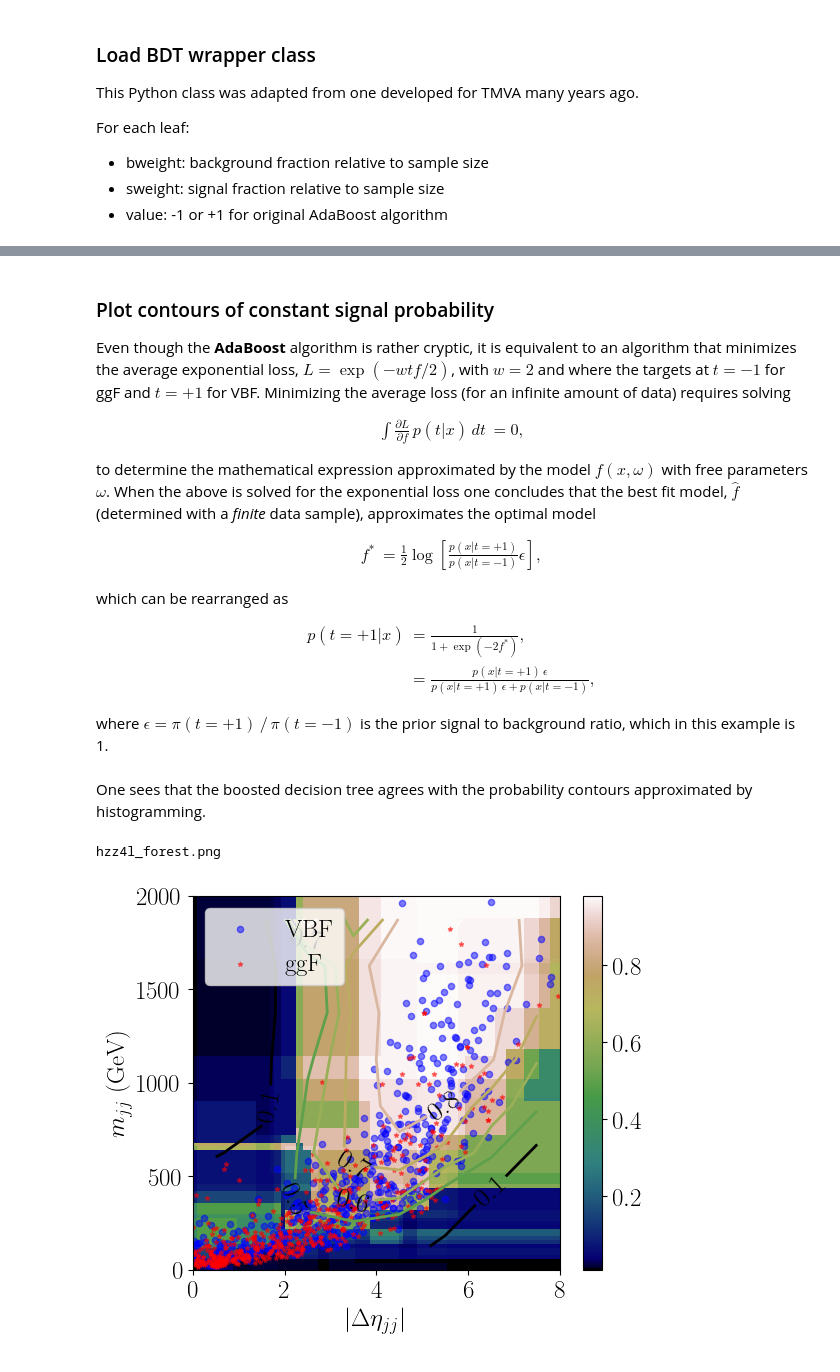
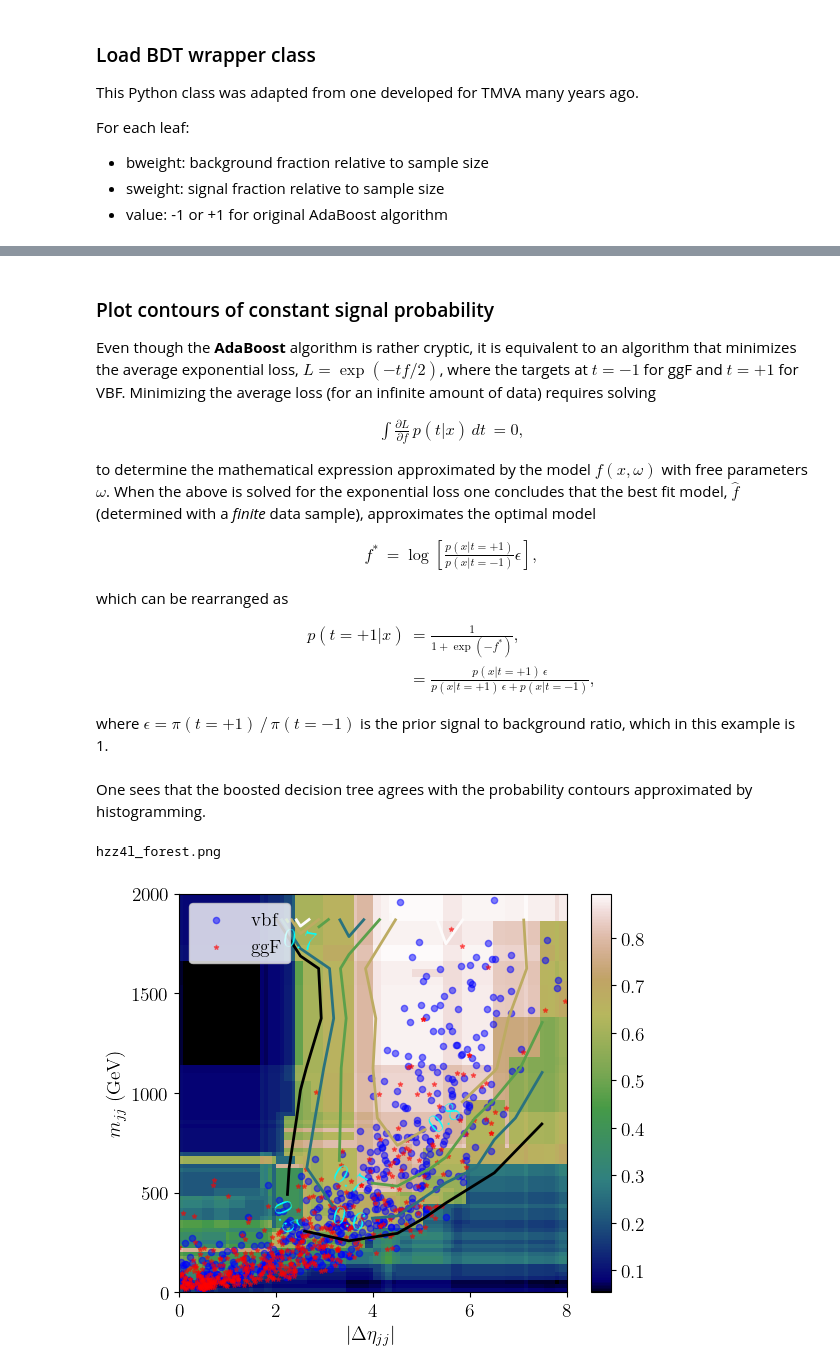
Before and after one commit to hbprosper/Terascale, a Jupyter notebook: 01_BDT/hzz4l_sklearn.ipynb, the cells around one changed output, grey strips where cells are left out. Drawn from its saved outputs; the diff is of its cells as text; code cells hidden in the pictures.

```diff
--- a/01_BDT/hzz4l_sklearn.ipynb
+++ b/01_BDT/hzz4l_sklearn.ipynb
@@ -77,12 +128,12 @@ YMAX  =2000
 YSTEP = 500
 
 inputs  = [XNAME, YNAME]
-classes = ['GGF', 'VBF']
 
 train_x = train[inputs]
-train_y = train['target']
+train_t = train['target']
+
+valid_x = valid[inputs]
+valid_t = valid['target']
 
 test_x  = test[inputs]
-test_y  = test['target']
-
-train_x[:5]
+test_t  = test['target']
@@ -229,15 +266,15 @@ M = 50
 # %% [markdown]
 ### Train boosted decision tree classifier
 # %%
-bdt = AdaBoostClassifier(DecisionTreeClassifier(max_depth=5),
+bdt = AdaBoostClassifier(DecisionTreeClassifier(max_depth=6),
                                                 #min_samples_leaf=M),
                          algorithm="SAMME",
-                         n_estimators=500)
+                         n_estimators=100)
 
 print("Training...")
-bdt.fit(train_x, train_y)
+bdt.fit(train_x, train_t)
 
-print(f"Training set score: {bdt.score(train_x, train_y):10.2f}")
-print(f"Test set score:     {bdt.score(test_x,  test_y ):10.2f}")
+print(f"Training   score: {bdt.score(train_x, train_t):10.3f}")
+print(f"Validation score: {bdt.score(valid_x, valid_t):10.3f}")
 # %% [output]
 Training...
@@ -363,13 +380,12 @@ print()
 
 print('using scikit-learn definition of decision function')
 print('%10s %10s\t%10s %10s' % \
-      ('bdtree', 'bdt', 'bdtree(p)', 'bdt(p)'))
+      ('bdtree', 'BDT', 'bdtree(p)', 'BDT(p)'))
 
 Y1  = bdtree.decision_function(x, like_scikit_learn=True)
 P1  = bdtree.predict_proba(x, like_scikit_learn=True)
 
 Y2  = bdt.decision_function(x)
-print(Y2.shape)
 P2  = bdt.predict_proba(x).T[-1]
 
 for y1, y2, p1, p2 in zip(Y1, Y2, P1, P2):
@@ -379,7 +395,6 @@ print()
 print('using correct definition of decision function')
 print('%10s %10s' % ('bdtree', 'bdtree(p)'))
 
-x   = test_x[:10]
 Y1  = bdtree.decision_function(x)
 P1  = bdtree.predict_proba(x)
 
@@ -406,7 +421,7 @@ for y1, p1 in zip(Y1, P1):
 # %% [markdown]
 ### Plot contours of constant signal probability
 
-Even though the __AdaBoost__ algorithm is rather cryptic, it is equivalent to an algorithm that minimizes the average exponential loss, $L = \exp(-w t f / 2)$, with $w = 2$ and where the targets at $t = -1$ for ggF and $t= +1$ for VBF. Minimizing the average loss (for an infinite amount of data) requires solving
+Even though the __AdaBoost__ algorithm is rather cryptic, it is equivalent to an algorithm that minimizes the average exponential loss, $L = \exp(- t f / 2 )$, where the targets at $t = -1$ for ggF and $t= +1$ for VBF. Minimizing the average loss (for an infinite amount of data) requires solving
 
 \begin{align}
     \int \frac{\partial L}{\partial f} \, p(t | x) \, dt & = 0,
@@ -415,13 +430,13 @@ Even though the __AdaBoost__ algorithm is rather cryptic, it is equivalent to an
 to determine the mathematical expression approximated by the model $f(x, \omega)$ with free parameters $\omega$. When the above is solved for the exponential loss one concludes that the best fit model, $\hat{f}$ (determined with a *finite* data sample), approximates the optimal model
 
 \begin{align}
-    f^* & = \frac{1}{2} \log \left[\frac{p(x | t = +1)}{p(x | t = -1)} \epsilon\right] ,
+    f^* & =  \log \left[\frac{p(x | t = +1)}{p(x | t = -1)} \epsilon\right] ,
 \end{align}
 
 which can be rearranged as
 
 \begin{align}
-    p(t = +1 | x) & = \frac{1}{1 + \exp(-2 f^*)},\\
+    p(t = +1 | x) & = \frac{1}{1 + \exp(- f^*)},\\
     & = \frac{p(x | t = +1) \, \epsilon}{p(x | t = +1) \, \epsilon + p(x | t = -1) } ,
 \end{align}
 
@@ -469,8 +484,8 @@ def plot_contours(bdtree, sig, bkg, h=None,
     npoints= 100
     xdelta = float(xmax-xmin)/npoints
     ydelta = float(ymax-ymin)/npoints
-    xx     = np.arange(xmin, xmax, xdelta)
-    yy     = np.arange(ymin, ymax, ydelta)
+    xx     = np.arange(xmin+xdelta/2, xmax, xdelta)
+    yy     = np.arange(ymin+ydelta/2, ymax, ydelta)
     X, Y   = np.meshgrid(xx, yy)
 
     # compute model probability at every grid point
@@ -483,14 +498,14 @@ def plot_contours(bdtree, sig, bkg, h=None,
                extent=(xmin, xmax, ymin, ymax),
                cmap=colormap)
 
-    mylevels   = [0.1, 0.5, 0.6, 0.7, 0.8, 0.9]
+    mylevels   = [0.5, 0.6, 0.7, 0.8, 0.9]
 
     if add_bdt_contours:
-        npoints= 10
+        npoints= 8
         xdelta = float(xmax-xmin)/npoints
         ydelta = float(ymax-ymin)/npoints
-        xx     = np.arange(xmin, xmax, xdelta)
-        yy     = np.arange(ymin, ymax, ydelta)
+        xx     = np.arange(xmin+xdelta/2, xmax, xdelta)
+        yy     = np.arange(ymin+ydelta/2, ymax, ydelta)
         X2, Y2 = np.meshgrid(xx, yy)
         df     = pd.DataFrame({xname: X2.flatten(),
                                yname: Y2.flatten()})
@@ -504,7 +519,7 @@ def plot_contours(bdtree, sig, bkg, h=None,
                levels=mylevels,
                linewidths=2,
                linestyles='dashed',
-               cmap='rainbow_r')
+               cmap=colormap)
 
     if h:
         x, y, z = h
@@ -513,11 +528,11 @@ def plot_contours(bdtree, sig, bkg, h=None,
                levels=mylevels,
                linewidths=2,
                     cmap=colormap)
-        ax.colorbar()
+        plt.colorbar()
 
         ax.clabel(cs, cs.levels, inline=True,
               fontsize=20, fmt='%3.1f',
-              colors='black')
+              colors='cyan')
 
     print(filename)
     fig.tight_layout()
@@ -527,11 +542,11 @@ def plot_contours(bdtree, sig, bkg, h=None,
 One sees that the boosted decision tree agrees with the probability contours approximated by histogramming.
 # %%
 K = 500
-ntrees = 50
+ntrees = -1
 plot_contours(bdtree, sig[:K], bkg[:K], h=H,
               numTrees=ntrees,
               add_bdt_contours=False,
               colormap='gist_earth')
 # %% [output]
 hzz4l_forest.png
-[figure, old version]
+[figure, new version]
```
Also changed, not shown: parts of 31 cells of this notebook, 2 other files.
